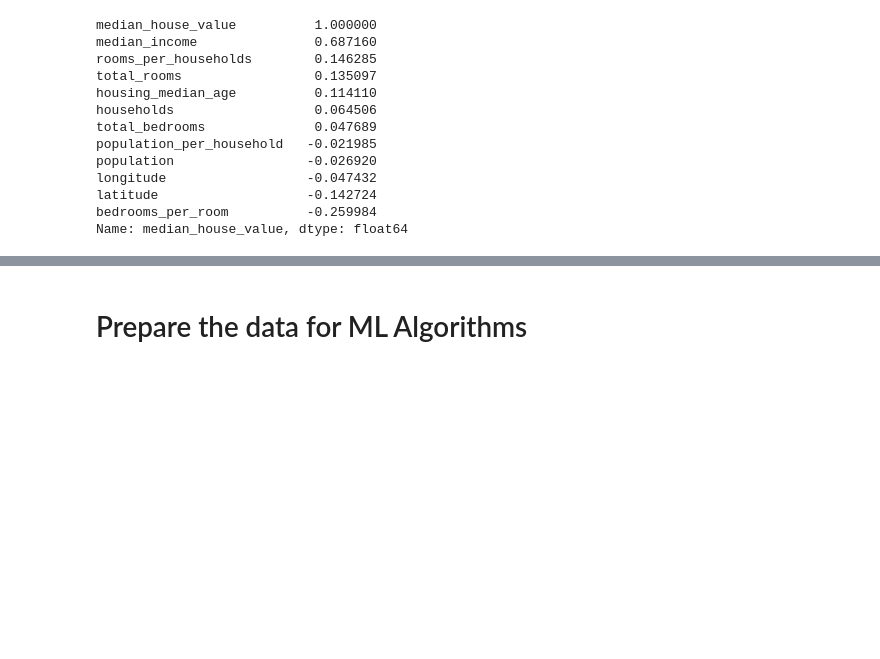
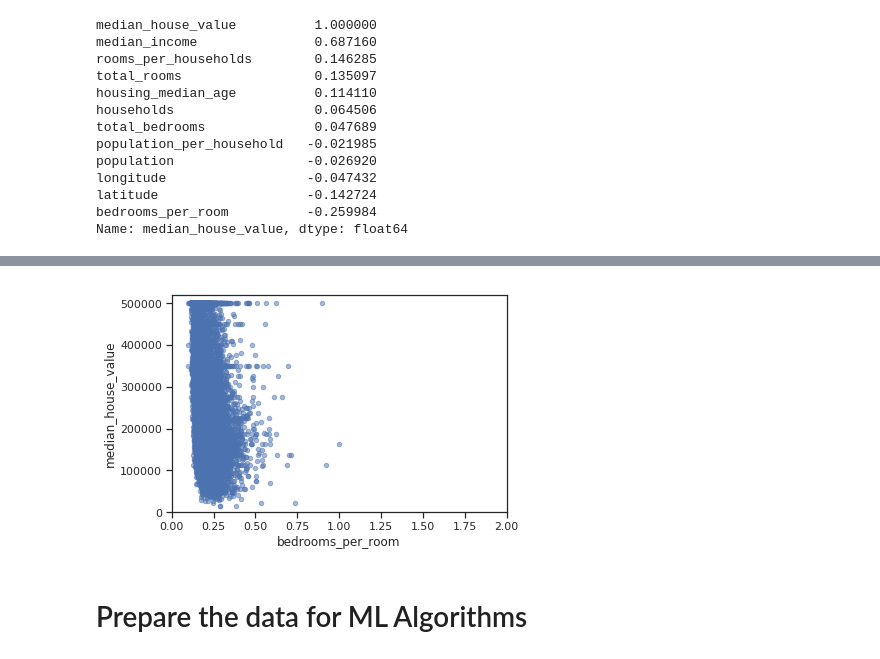
Before and after one commit to darangov/housing, a Jupyter notebook: Housing.ipynb, the cells around one changed output, grey strips where cells are left out. Saved outputs shown, nothing was run; the diff lists cells and outputs as text; code cells hidden in the pictures; blank space fills up the shorter version.

```diff
--- a/Housing.ipynb
+++ b/Housing.ipynb
@@ -661,2 +661,9 @@ plt.show()
+# %%
+housing.plot(kind="scatter", x="bedrooms_per_room", y="median_house_value",
+             alpha=0.5)
+plt.axis([0, 2, 0, 520000])
+plt.show()
+# %% [output]
+[figure, added]
 # %% [markdown]
 # Prepare the data for ML Algorithms
```
Also changed, not shown: parts of 66 cells of this notebook, 3 other files.
